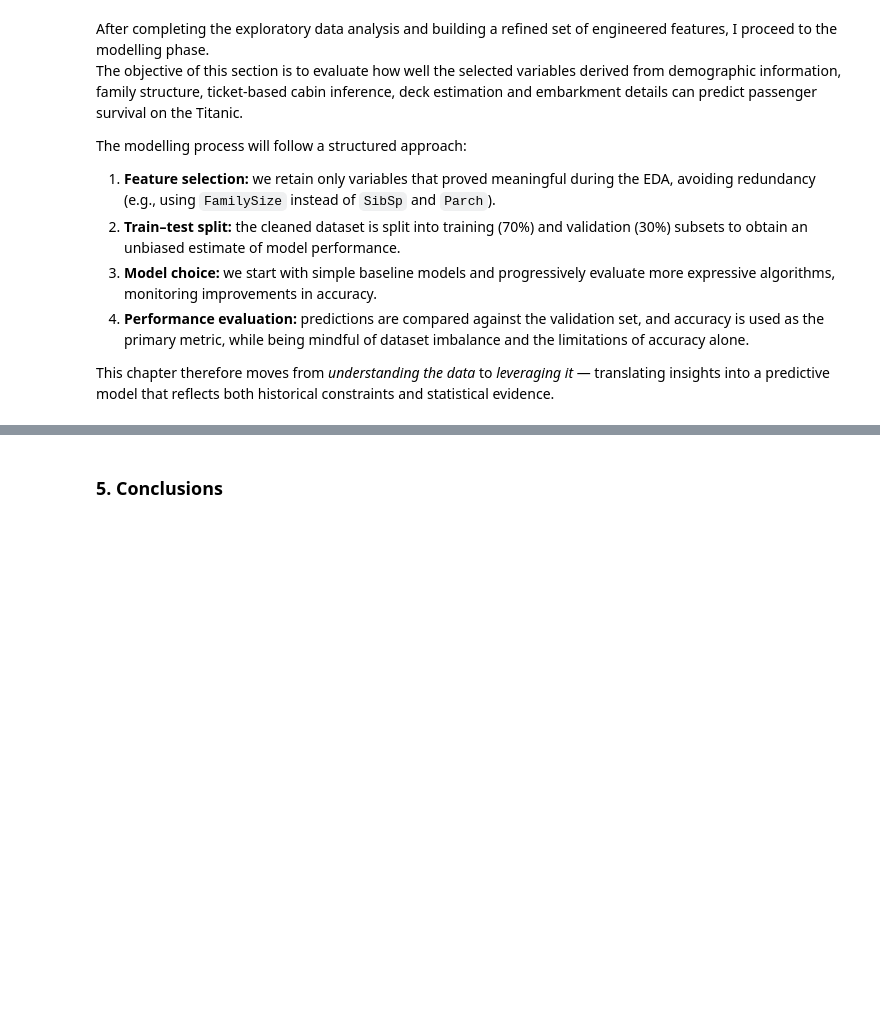
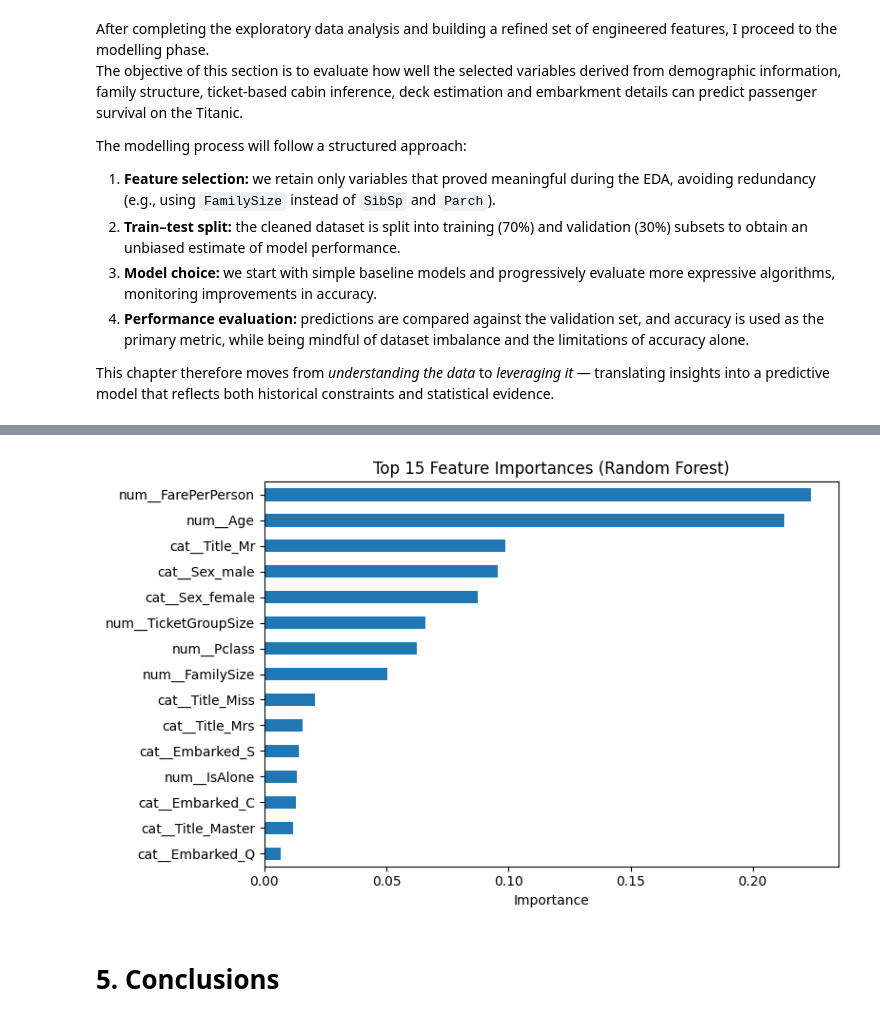
Before and after one commit to lucascarpantonio/Kaggle_Titanic_ML, a Jupyter notebook: titanic-machine-learning-from-disaster.ipynb, the cells around one changed output, grey strips where cells are left out. Cells and saved outputs as stored; diff of their text form; code cells hidden in the pictures; blank space fills up the shorter version.

```diff
--- a/titanic-machine-learning-from-disaster.ipynb
+++ b/titanic-machine-learning-from-disaster.ipynb
@@ -79,6 +144,6 @@ train_data.groupby('Embarked')['Fare'].describe()
 # %%
 # Set Cherbourg as main dock according to fare cost.
-train_data['Embarked'] = train_data['Embarked'].fillna('S')
+train_data['Embarked'] = train_data['Embarked'].fillna('C')
 
 # Confirming that all passangers have an Embarkment dock
 train_data['Embarked'].isna().sum()
@@ -290,8 +418,8 @@ from sklearn.preprocessing import OneHotEncoder
 from sklearn.compose import ColumnTransformer
 from sklearn.pipeline import Pipeline
 
-num = ['PassengerId','Age', 'Pclass','LogFare', 'FamilySize'] #remove 'SibSp' to avoid redundancy
-cat = ['Sex','Ticket','Embarked']
+num = ['Age', 'Pclass', 'IsAlone', 'FamilySize','FarePerPerson','TicketGroupSize'] #remove 'SibSp' to avoid redundancy
+cat = ['Sex','Embarked','Title']
 
 feature_cols = num + cat
 
@@ -301,12 +429,12 @@ y = train_data['Survived']
 # %%
 
 numeric_transformer = Pipeline(steps=[
-    ("imputer", SimpleImputer(strategy="mean", add_indicator=True))
+    ("imputer", SimpleImputer(strategy="mean", add_indicator=False))
 ])
 
 categorical_transformer = Pipeline(steps=[
     ("imputer", SimpleImputer(strategy="most_frequent")),
-    ("onehot", OneHotEncoder(handle_unknown="ignore"))
+    ("onehot", OneHotEncoder(handle_unknown="ignore", categories = 'auto'))
 ])
 
 preprocessor = ColumnTransformer(
@@ -324,8 +452,10 @@ X_train_full, X_valid_full, y_train, y_valid = train_test_split(train_X, train_y
 from sklearn.ensemble import RandomForestClassifier
 
 model = RandomForestClassifier(
+    criterion = 'gini',
     n_estimators=100,
-    random_state=42
+    random_state=42,
+    n_jobs = 1
 )
 # %%
 # Bundle preprocessing and modeling code in a pipeline
@@ -375,5 +543,23 @@ preds = my_pipeline.predict(test_data[num + cat])
+# %%
+import pandas as pd
+import matplotlib.pyplot as plt
+
+rf = my_pipeline.named_steps["model"]
+feature_names = my_pipeline.named_steps["preprocessor"].get_feature_names_out()
+
+importances = pd.Series(rf.feature_importances_, index=feature_names)
+top = importances.sort_values(ascending=False).head(15)
+
+plt.figure(figsize=(8,5))
+top.sort_values().plot(kind="barh")
+plt.title("Top 15 Feature Importances (Random Forest)")
+plt.xlabel("Importance")
+plt.tight_layout()
+plt.show()
+# %% [output]
+[figure, added]
 # %% [markdown]
-### 5. Conclusions
+# 5. Conclusions
 # %%
 output = pd.DataFrame({
     'PassengerId': test_data['PassengerId'],
```
Also changed, not shown: parts of 22 cells of this notebook.
